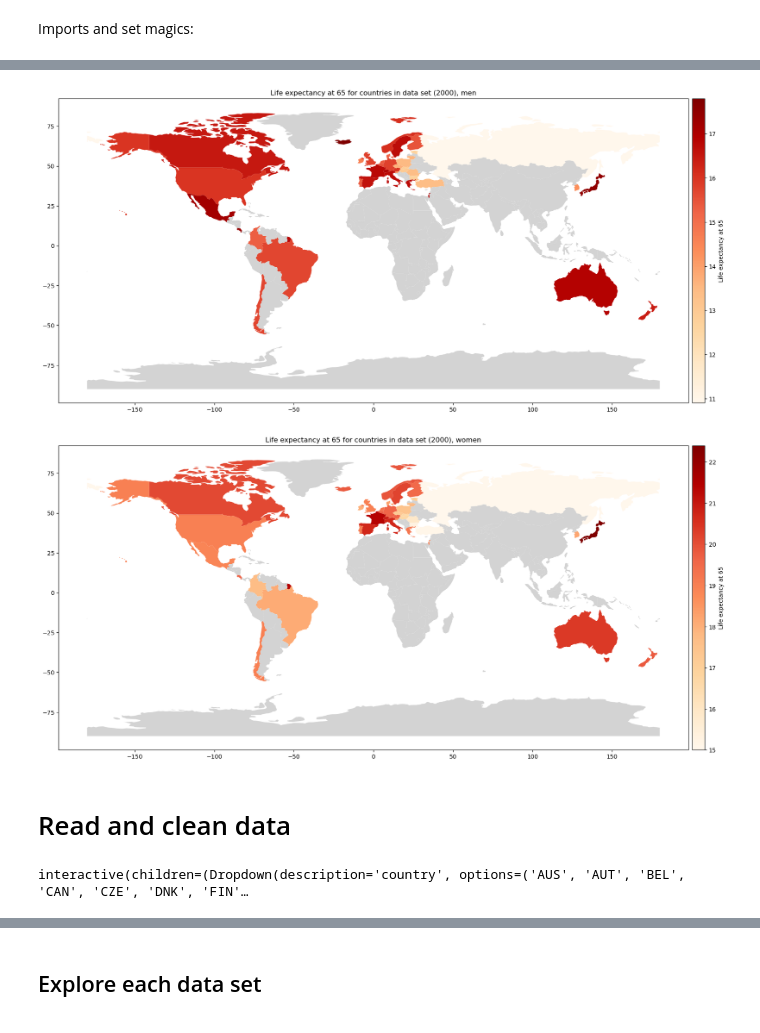
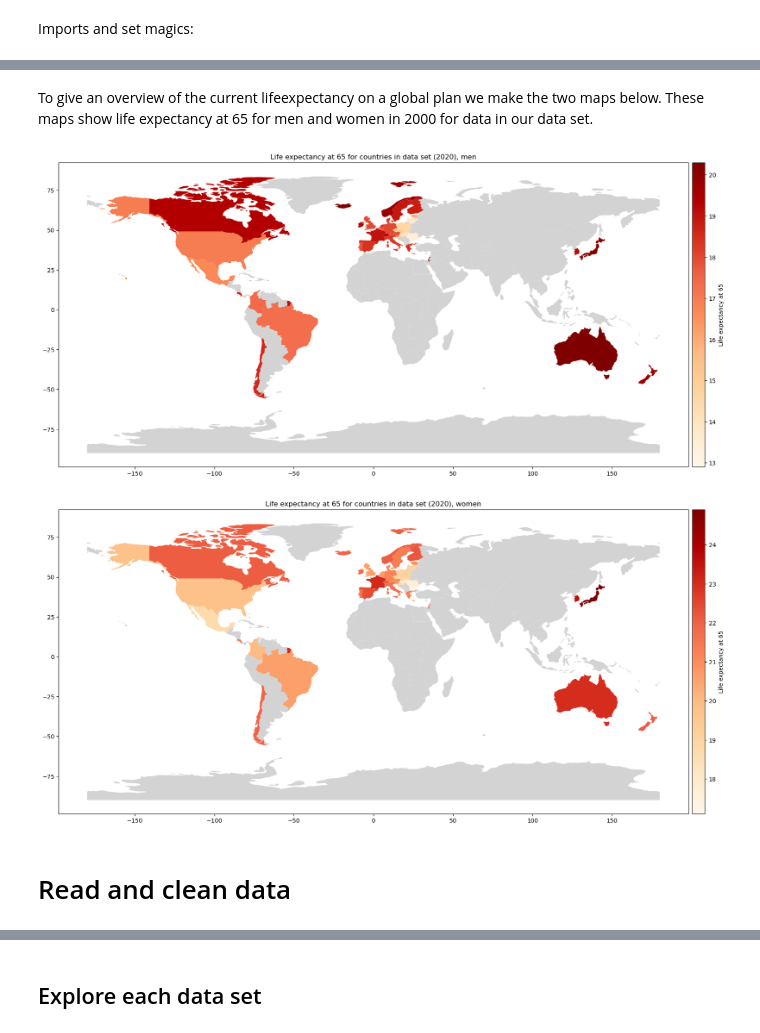
Before and after one commit to NumEconCopenhagen/projects-2023-ida-simone-elin, a Jupyter notebook: dataproject/dataproject.ipynb, the cells around one changed output, grey strips where cells are left out. Drawn from its saved outputs; the diff is of its cells as text; code cells hidden in the pictures.

```diff
--- a/dataproject/dataproject.ipynb
+++ b/dataproject/dataproject.ipynb
@@ -38,29 +42,31 @@ The maps below show life expectancy at 65 for men and women in 2000 for data in
+# %% [markdown]
+To give an overview of the current lifeexpectancy on a global plan we make the two maps below. These maps show life expectancy at 65 for men and women in 2000 for data in our data set.
 # %%
 # making overview map for countries in data set
 
-for data in ['men.csv', 'women.csv']:
+for data in ['men_lifeexp65.csv', 'women_lifeexp65.csv']:
     # rewrite to use in titles in final plot
-    data_title = data.rstrip('.csv')
+    data_title = data.rstrip('_lifeexp65.csv')
     # load and clean data
     mapdata = pd.read_csv(data)
     drop = ['INDICATOR','SUBJECT','MEASURE','FREQUENCY','TIME','Flag Codes']
     mapdata.drop(drop, axis=1, inplace=True)
 
     # load data to make world map
     df_world = gpd.read_file(gpd.datasets.get_path('naturalearth_lowres'))
 
     # merge map data to world map
     df_world_mapdata = df_world.merge(mapdata, how="left", left_on=['iso_a3'], right_on=['LOCATION'])
 
-    # add visuals, labels and title
+    # add visuals, axes, labels and title
     fig, ax = plt.subplots(1, 1, figsize=(20, 16))
     divider = make_axes_locatable(ax)
     cax = divider.append_axes("right", size="2%", pad="0.5%")
     df_world_mapdata.plot(column="Value", ax=ax, cax=cax, cmap='OrRd',legend=True, legend_kwds={"label": "Life expectancy at 65"}, missing_kwds={'color':'lightgrey'})
-    ax.set_title(f'Life expectancy at 65 for countries in data set (2000), {data_title}')
+    ax.set_title(f'Life expectancy at 65 for countries in data set (2020), {data_title}')
 # %% [output]
-[figure, old version]
+[figure, new version]
-[figure, old version]
+[figure, new version]
 # %% [markdown]
 # Read and clean data
 # %%
@@ -74,21 +77,0 @@ yrlifelost = pd.read_csv('yrlifelost.csv')
-# %%
-# clean alcohol data
-drop = ['INDICATOR','SUBJECT','MEASURE','FREQUENCY','Flag Codes']
-alcohol.drop(drop, axis=1, inplace=True)
-
-alcohol.rename(columns={'LOCATION':'country', 'TIME':'year', 'Value':'alcohol_sale'}, inplace=True)
-
-
-# figure (alcohol)
-def plot(df, country):
-    I=df['country']==country
-    ax=df.loc[I,:].plot(x='year', y='alcohol_sale', legend=False)
-
-widgets.interact(plot,
-    df = widgets.fixed(alcohol),
-    country = widgets.Dropdown(description='country',
-                                    options=alcohol.country.unique(),
-                                    value='AUS')
-);
-# %% [output]
-interactive(children=(Dropdown(description='country', options=('AUS', 'AUT', 'BEL', 'CAN', 'CZE', 'DNK', 'FIN'…
```
Also changed, not shown: parts of 33 cells of this notebook, 6 other files.
